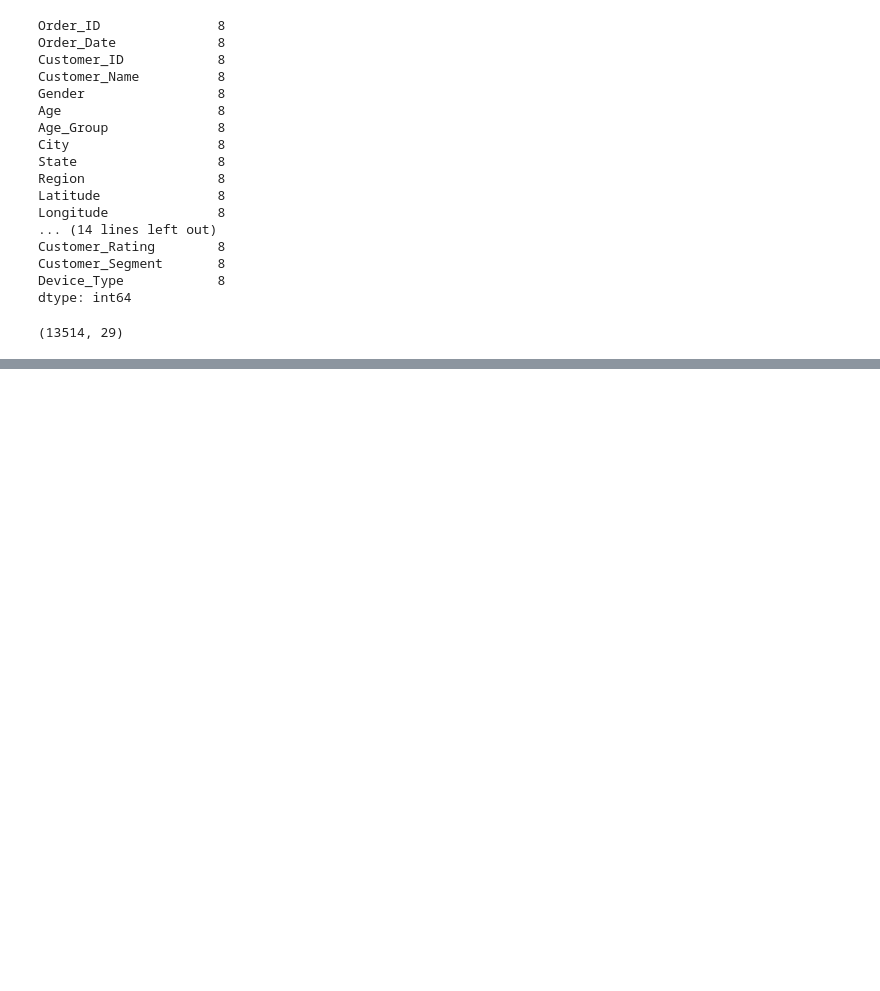
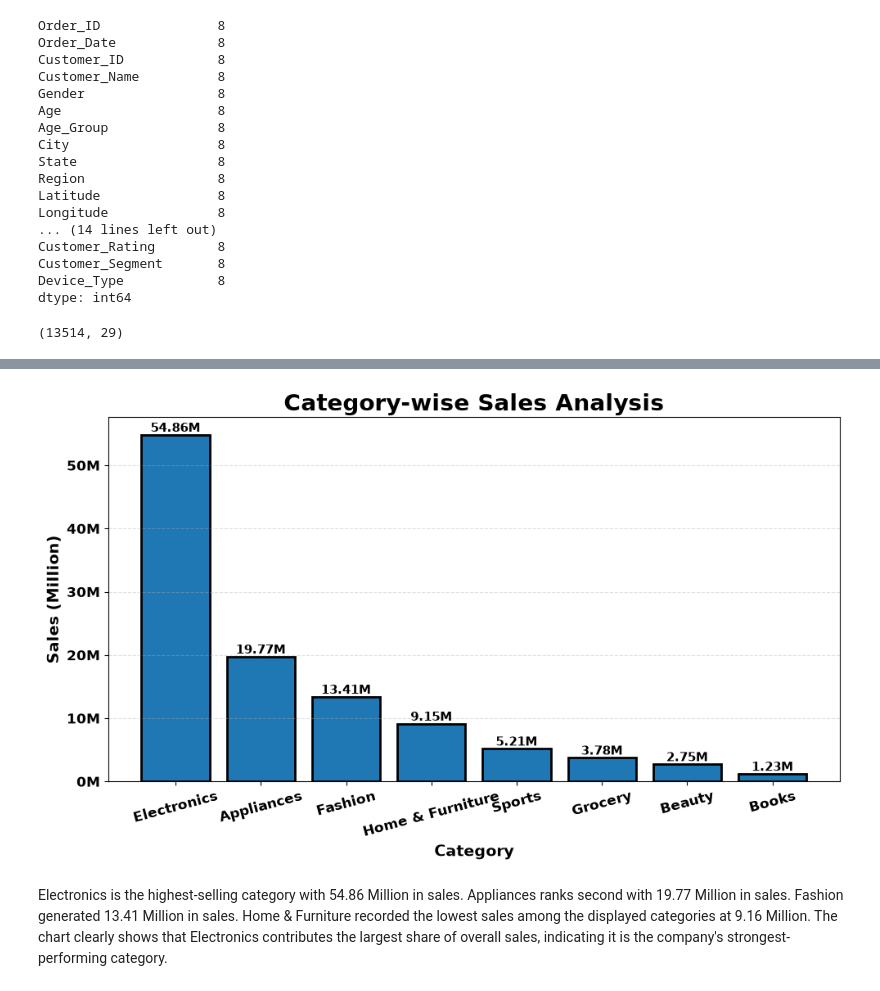
Before and after one commit to Tanujakarande5703/data_analysis_project, a Jupyter notebook: project.ipynb, the cells around one changed output, grey strips where cells are left out. Saved outputs shown, nothing was run; the diff lists cells and outputs as text; code cells hidden in the pictures; blank space fills up the shorter version.

```diff
--- a/project.ipynb
+++ b/project.ipynb
@@ -640,0 +748,64 @@ df.to_csv('clean_sales_ecommerce.csv')
+# %%
+import matplotlib.ticker as ticker
+
+
+# Category-wise Sales
+cat_sales = df.pivot_table(values='Sales',
+                           index='Category',
+                           aggfunc='sum').sort_values(by='Sales', ascending=False)
+
+
+plt.figure(figsize=(10,6))
+
+
+bars = plt.bar(cat_sales.index,
+               cat_sales['Sales'],
+               edgecolor='black',
+               linewidth=2)
+
+
+# Title and Labels (Bold)
+plt.title("Category-wise Sales Analysis",
+          fontsize=20, fontweight='bold')
+
+
+plt.xlabel("Category",
+           fontsize=14, fontweight='bold')
+
+
+plt.ylabel("Sales (Million)",
+           fontsize=14, fontweight='bold')
+
+
+# Y-axis in Millions
+plt.gca().yaxis.set_major_formatter(
+    ticker.FuncFormatter(lambda x, pos: f'{x/1e6:.0f}M')
+)
+
+
+# Bold X & Y ticks
+plt.xticks(fontsize=12, fontweight='bold', rotation=15)
+plt.yticks(fontsize=12, fontweight='bold')
+
+
+# Value labels on bars (Millions)
+for bar in bars:
+    value = bar.get_height()/1e6
+    plt.text(bar.get_x() + bar.get_width()/2,
+             bar.get_height(),
+             f"{value:.2f}M",
+             ha='center', va='bottom',
+             fontsize=11, fontweight='bold')
+
+
+plt.grid(axis='y', linestyle='--', alpha=0.4)
+plt.tight_layout()
+plt.show()
+# %% [output]
+[figure, added]
+# %% [markdown]
+Electronics is the highest-selling category with 54.86 Million in sales.
+Appliances ranks second with 19.77 Million in sales.
+Fashion generated 13.41 Million in sales.
+Home & Furniture recorded the lowest sales among the displayed categories at 9.16 Million.
+The chart clearly shows that Electronics contributes the largest share of overall sales, indicating it is the company's strongest-performing category.
```
Also changed, not shown: parts of 47 cells of this notebook.
